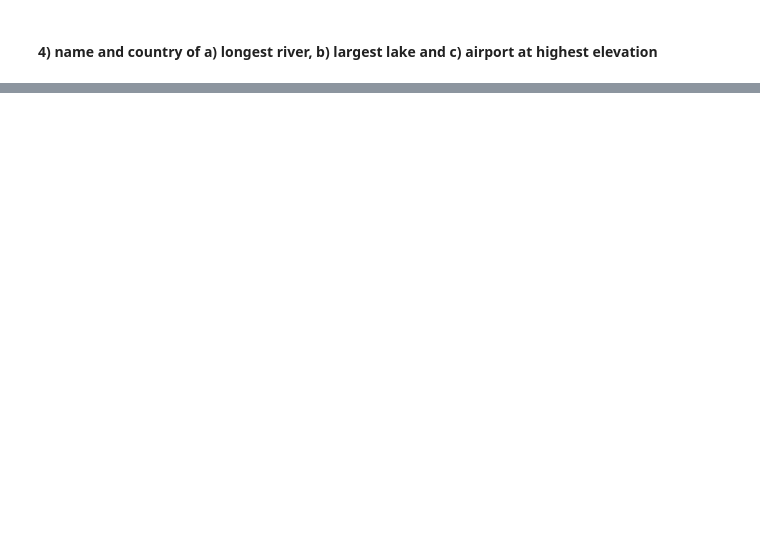
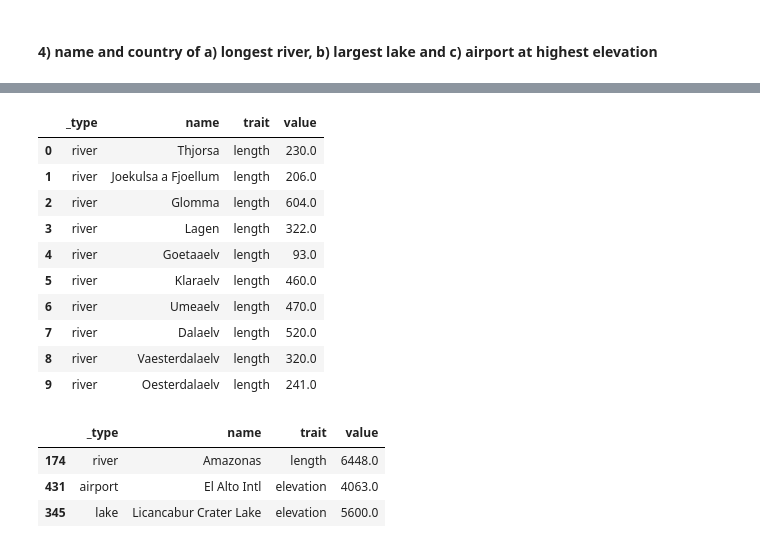
Before and after one commit to gkarp/sb_ds_intensive_data_wrangle_xml, a Jupyter notebook: sliderule_dsi_xml_exercise.ipynb, the cells around one changed output, grey strips where cells are left out. Cells and saved outputs as stored; diff of their text form; code cells hidden in the pictures; blank space fills up the shorter version.

```diff
--- a/sliderule_dsi_xml_exercise.ipynb
+++ b/sliderule_dsi_xml_exercise.ipynb
@@ -238,3 +238,16 @@ cities_df.sort_values('population', ascending = False).head(10)
 | 177 | Pusan | 3403135.0 |
 # %% [markdown]
 #### 3) 10 ethnic groups with the largest overall populations (sum of best/latest estimates over all countries)
+# %%
+ethnic_groups = []
+for child in document.getroot():
+    for child2 in child:
+        if child2.tag == 'population':
+            country_pop = int(child2.text)
+        if child2.tag == 'ethnicgroup':
+            group = child2.text
+            dic = child2.attrib
+            group_prcnt = float(dic['percentage'])/100
+            group_pop = round(country_pop * group_prcnt)
+            ethnic_groups.append((group, group_pop))
+ethnic_groups
@@ -241,2 +287,8 @@ cities_df.sort_values('population', ascending = False).head(10)
 # %% [markdown]
 #### 4) name and country of a) longest river, b) largest lake and c) airport at highest elevation
+# %%
+for child in document.getroot():
+    if child.tag == ('river' or 'lake' or 'airport'):
+        print(child.tag, " = parent")
+        for child2 in child:
+            print(('<{}> {}').format(child2.tag, child2.text))
@@ -242,0 +313,16 @@ cities_df.sort_values('population', ascending = False).head(10)
+# %%
+landmark_data = []
+for child in document.getroot():
+    if child.tag == 'river' or child.tag == 'lake' or child.tag == 'airport':
+        _type = child.tag
+        for child2 in child:
+            if child2.tag == 'name':
+                name = child2.text
+            if child2.tag in ['length', 'a rea', 'elevation']:
+                trait = child2.tag
+                try:
+                    value = float(child2.text)
+                except TypeError:
+                    value = None
+                landmark_data.append((_type, name, trait, value))
+landmark_data
@@ -242,0 +347,26 @@ cities_df.sort_values('population', ascending = False).head(10)
+# %%
+landmark_df = pd.DataFrame.from_records(landmark_data, columns = ['_type', 'name', 'trait', 'value'])
+landmark_df.head(10)
+# %% [output]
+|  | _type | name | trait | value |
+| 0 | river | Thjorsa | length | 230.0 |
+| 1 | river | Joekulsa a Fjoellum | length | 206.0 |
+| 2 | river | Glomma | length | 604.0 |
+| 3 | river | Lagen | length | 322.0 |
+| 4 | river | Goetaaelv | length | 93.0 |
+| 5 | river | Klaraelv | length | 460.0 |
+| 6 | river | Umeaelv | length | 470.0 |
+| 7 | river | Dalaelv | length | 520.0 |
+| 8 | river | Vaesterdalaelv | length | 320.0 |
+| 9 | river | Oesterdalaelv | length | 241.0 |
+# %%
+top_df = pd.DataFrame(columns = ['_type', 'name', 'trait', 'value'])
+top_df = top_df.append((landmark_df[landmark_df['_type'] == 'river']).sort_values(by = 'value', ascending = False).head(1))
+top_df = top_df.append((landmark_df[landmark_df['_type'] == 'airport']).sort_values(by = 'value', ascending = False).head(1))
+top_df = top_df.append((landmark_df[landmark_df['_type'] == 'lake']).sort_values(by = 'value', ascending = False).head(1))
+top_df
+# %% [output]
+|  | _type | name | trait | value |
+| 174 | river | Amazonas | length | 6448.0 |
+| 431 | airport | El Alto Intl | elevation | 4063.0 |
+| 345 | lake | Licancabur Crater Lake | elevation | 5600.0 |
```
Also changed, not shown: parts of 4 cells of this notebook.
